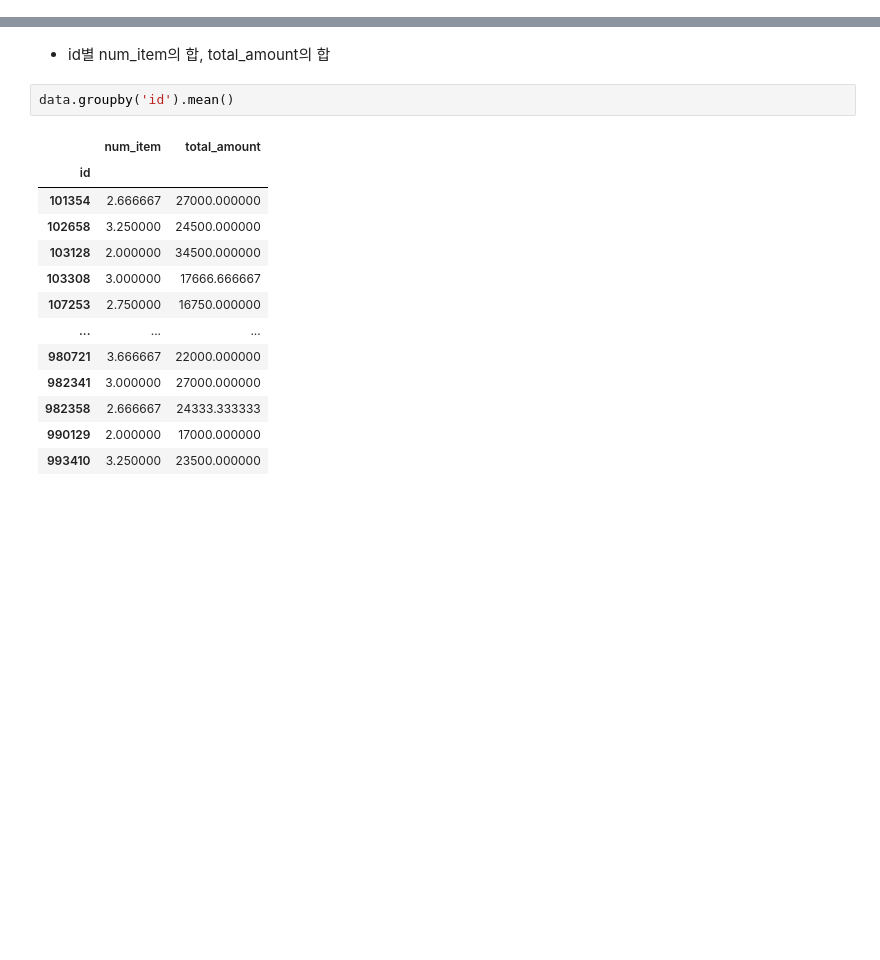
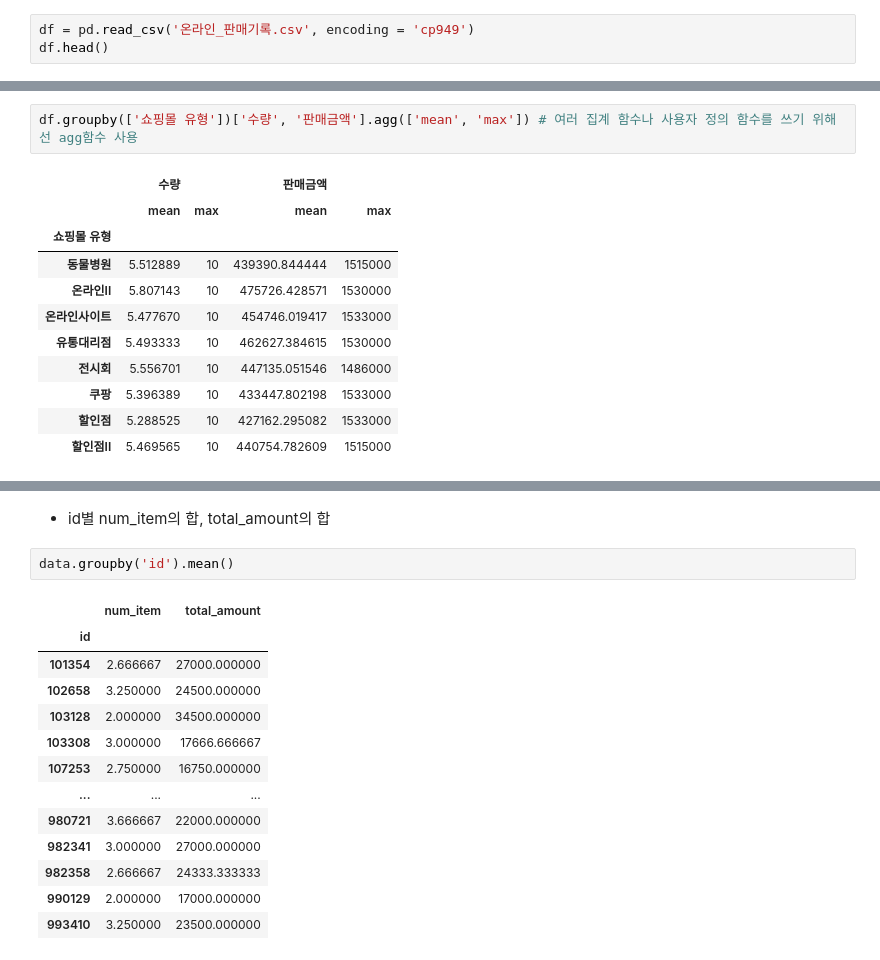
Before and after one commit to psuny1116/python-, a Jupyter notebook: describe, pivot_table, groupby, set_index, reset_index.ipynb, the cells around one changed output, grey strips where cells are left out. Drawn from its saved outputs; the diff is of its cells as text; blank space fills up the shorter version.

```diff
--- a/groupby, set_index.ipynb
+++ b/describe, pivot_table, groupby, set_index, reset_index.ipynb
@@ -0,0 +122,3 @@
+# %%
+df = pd.read_csv('온라인_판매기록.csv', encoding = 'cp949')
+df.head()
@@ -0,0 +157,14 @@
+# %%
+df.groupby(['쇼핑몰 유형'])['수량', '판매금액'].agg(['mean', 'max']) # 여러 집계 함수나 사용자 정의 함수를 쓰기 위해선 agg함수 사용
+# %% [output]
+|  | 수량 |  | 판매금액 |  |
+|  | mean | max | mean | max |
+| 쇼핑몰 유형 |  |  |  |  |
+| 동물병원 | 5.512889 | 10 | 439390.844444 | 1515000 |
+| 온라인II | 5.807143 | 10 | 475726.428571 | 1530000 |
+| 온라인사이트 | 5.477670 | 10 | 454746.019417 | 1533000 |
+| 유통대리점 | 5.493333 | 10 | 462627.384615 | 1530000 |
+| 전시회 | 5.556701 | 10 | 447135.051546 | 1486000 |
+| 쿠팡 | 5.396389 | 10 | 433447.802198 | 1533000 |
+| 할인점 | 5.288525 | 10 | 427162.295082 | 1533000 |
+| 할인점II | 5.469565 | 10 | 440754.782609 | 1515000 |
```
Also changed, not shown: parts of 18 cells of this notebook, 1 other file.
